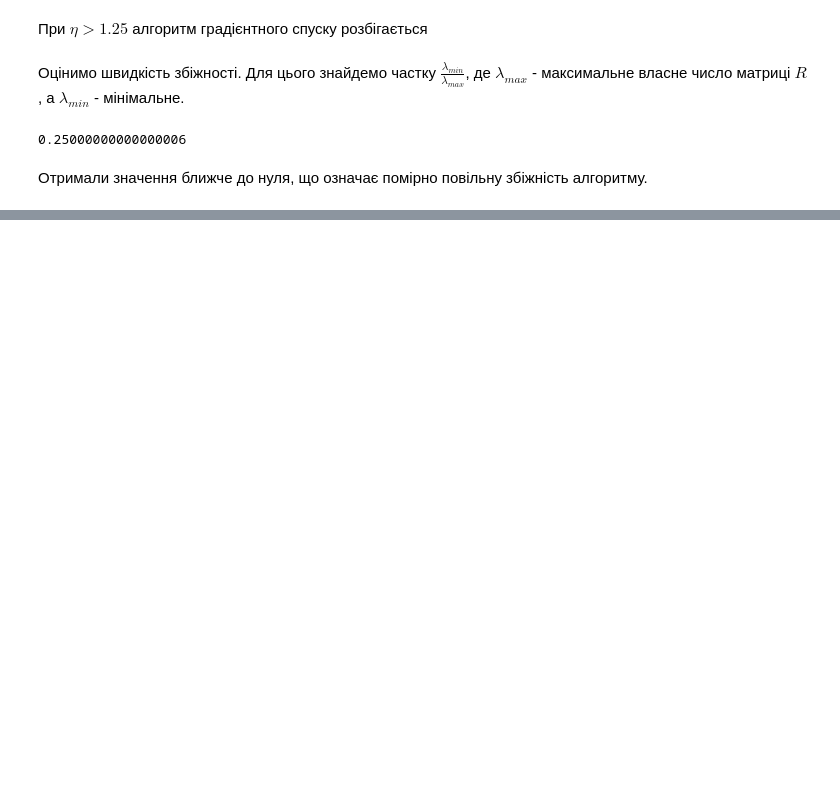
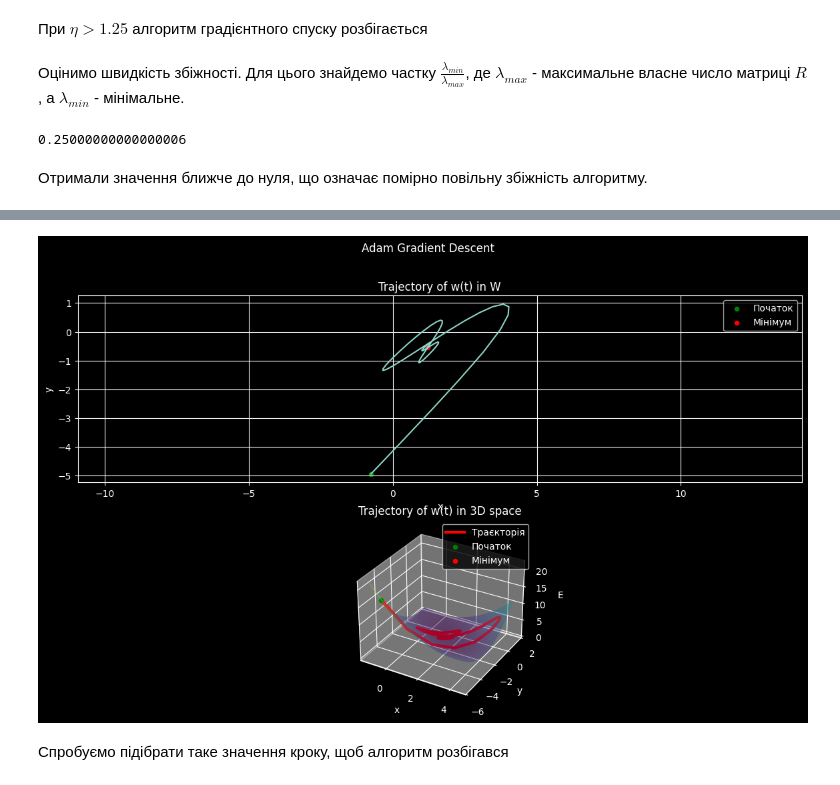
Before and after one commit to MykhailoTymoshenko/DM2Lab1, a Jupyter notebook: main.ipynb, the cells around one changed output, grey strips where cells are left out. Saved outputs shown, nothing was run; the diff lists cells and outputs as text; code cells hidden in the pictures; blank space fills up the shorter version.

```diff
--- a/main.ipynb
+++ b/main.ipynb
@@ -255,0 +324,6 @@ print(lambda_min/lambda_max)
+# %%
+plot_descent(descent_trajectory, E, 'Adam Gradient Descent')
+# %% [output]
+[figure, added]
+# %% [markdown]
+Спробуємо підібрати таке значення кроку, щоб алгоритм розбігався
```
Also changed, not shown: parts of 18 cells of this notebook.
